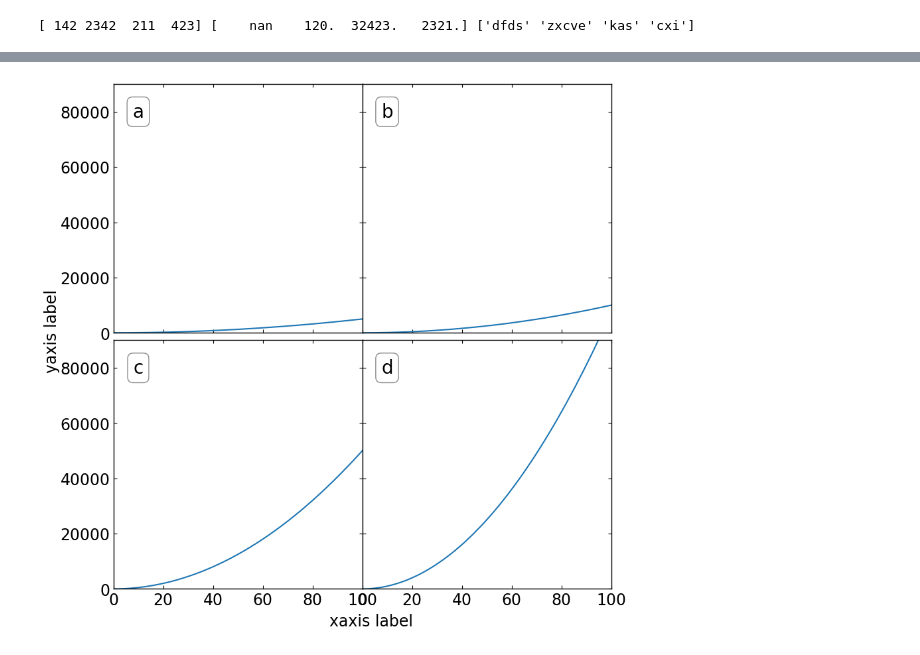
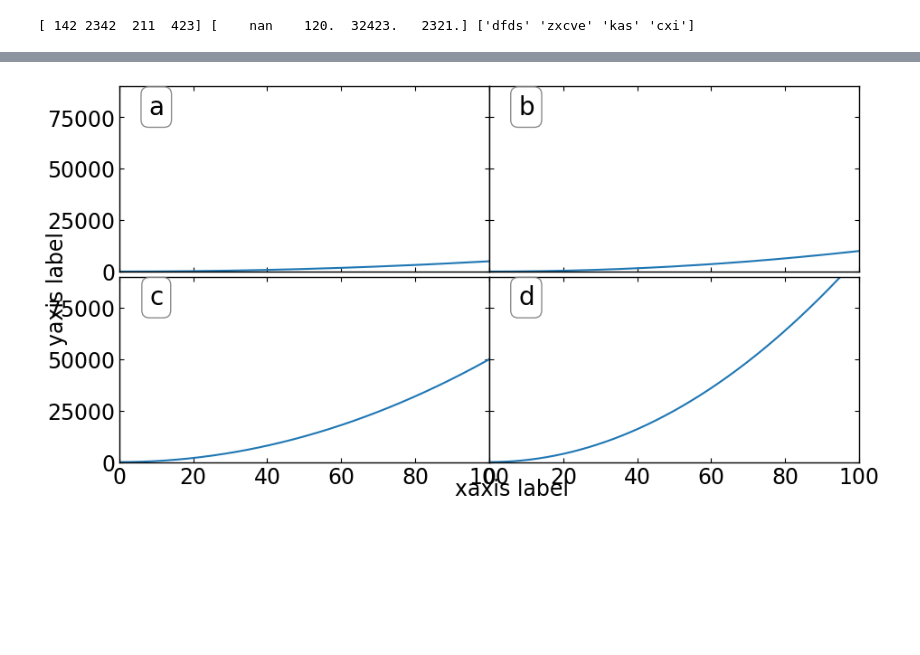
Before and after one commit to astrodoo/pyds, a Jupyter notebook: ipynb/tools.ipynb, the cells around one changed output, grey strips where cells are left out. Cells and saved outputs as stored; diff of their text form; code cells hidden in the pictures; blank space fills up the shorter version.

```diff
--- a/ipynb/tools.ipynb
+++ b/ipynb/tools.ipynb
@@ -42,5 +48,6 @@ print a,b,c
 # %%
-""" First method of drawing multiplots
+""" First method of drawing multiplots:
+    this can be used any number of size elements (i.e. pltxs=[...],pltys=[...])
     - Using
         >>> axset = axpos(...)
         >>> plt.figure(...)
@@ -62,11 +69,11 @@ y3 = x**2*5
 y4 = x**2*10
 
 # initialize the configuration
-axset = axpos(22,pltx0=[30,10],plty0=[20,10],pltxs=[100,50],pltys=100,pltxw=0,pltyw=3)
+axset = axpos(22,pltx0=[30,10],plty0=[20,10],pltxs=[100,50],pltys=[100,50],pltxw=0,pltyw=3)
 
 # axes positions
-# [ 1,1  2,1
-#   1,2  2,2 ]
+# [ 1,1  1,2
+#   2,1  2,2 ]
 
 # generate figure
 plt.figure(figsize=(9,9*axset.winys/axset.winxs))
@@ -116,9 +123,10 @@ plt.annotate('xaxis label',(0.49,0.02),xycoords='figure fraction')
 # %%
-""" Second method of drawing multiplots: All plosts should be in same size
+""" Second method of drawing multiplots:
+    All plosts should be in same size (i.e. pltxs=single number, pltys=single number)
     - Using
         >>> axset = axpos(...)
         >>> fig =plt.figure(...)
-        >>> fig.add_subplot(...)
+        >>> ax=fig.add_subplot(...)
         >>> axpos = axset.adjust_subplots(fig)
 """
 import matplotlib.pyplot as plt
@@ -137,7 +145,7 @@ y3 = x**2*5
 y4 = x**2*10
 
 # initialize the configuration
-axset = axpos(22,pltx0=[30,10],plty0=[20,10],pltxs=100,pltys=100,pltxw=0,pltyw=3)
+axset = axpos(22,pltx0=[30,10],plty0=[20,10],pltxs=200,pltys=100,pltxw=0,pltyw=3)
 
 fig = plt.figure(figsize=(9,9*axset.winys/axset.winxs))
 
@@ -159,31 +167,31 @@ ax2.text(10, 80000, "b", ha="center", va="center", size=20,
         bbox=bbox_props)
 
 plt.setp(ax2.get_xticklabels(), visible=False)
 plt.setp(ax2.get_yticklabels(), visible=False)
 
 # third plot
 ax3  = fig.add_subplot(223, sharex=ax1)
 ax3.plot(x,y3)
 ax3.set_xlim(xlim[0], xlim[1])
 ax3.set_ylim(ylim[0], ylim[1])
 ax3.text(10, 80000, "c", ha="center", va="center", size=20,
         bbox=bbox_props)
 
 # forth plot
 ax4  = fig.add_subplot(224, sharex=ax2, sharey=ax3)
 ax4.plot(x,y4)
 ax4.set_xlim(xlim[0], xlim[1])
 ax4.set_ylim(ylim[0], ylim[1])
 ax4.text(10, 80000, "d", ha="center", va="center", size=20,
         bbox=bbox_props)
 
 plt.setp(ax4.get_yticklabels(), visible=False)
 
 # set the figure label
 plt.annotate('yaxis label',(0.01,0.6),xycoords='figure fraction',rotation='vertical')
 plt.annotate('xaxis label',(0.49,0.02),xycoords='figure fraction')
 
 # adjust margin
 axset.subplots_adjust(fig)
 # %% [output]
-[figure, old version]
+[figure, new version]
```
Also changed, not shown: parts of 4 cells of this notebook, 6 other files.
